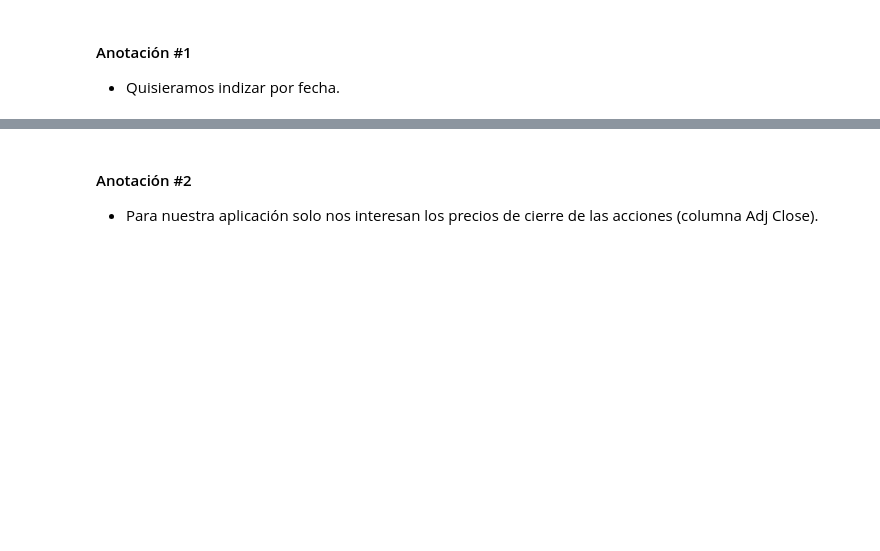
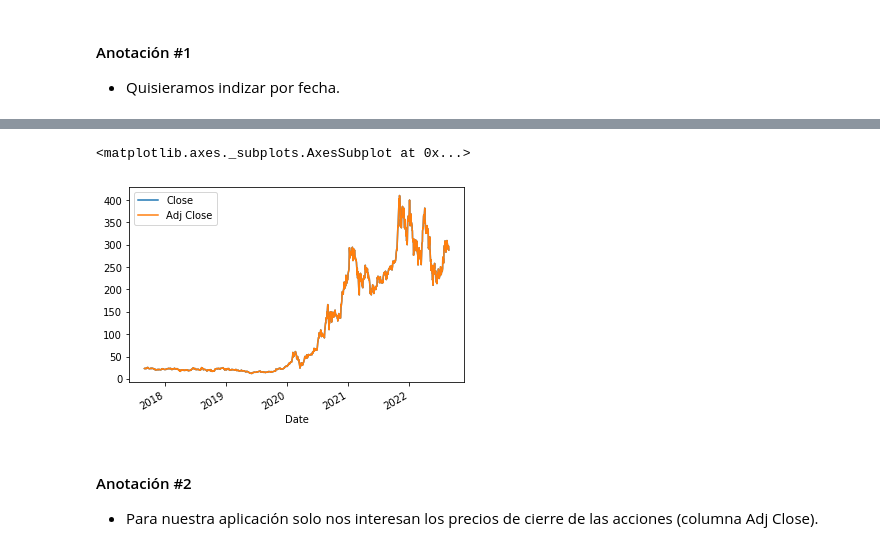
Before and after one commit to esjimenezro/porinvo2022, a Jupyter notebook: Modulo1/Clase4_DescargaHistoricos.ipynb, the cells around one changed output, grey strips where cells are left out. Saved outputs shown, nothing was run; the diff lists cells and outputs as text; code cells hidden in the pictures; blank space fills up the shorter version.

```diff
--- a/Modulo1/Clase4_DescargaHistoricos.ipynb
+++ b/Modulo1/Clase4_DescargaHistoricos.ipynb
@@ -58,3 +76,5 @@ Para leer archivos `.csv`, utilizaremos la función `read_csv` de pandas:
 - Quisieramos indizar por fecha.
 # %%
 # Cargamos hoja de calculo en un dataframe
+tsla = pd.read_csv("precios/TSLA.csv", index_col=['Date'])
+tsla.index = pd.to_datetime(tsla.index)
@@ -61,5 +98,9 @@ Para leer archivos `.csv`, utilizaremos la función `read_csv` de pandas:
 # %%
 # Graficar precios de cierre y precios de cierre ajustados
+tsla[['Close', 'Adj Close']].plot()
+# %% [output]
+<matplotlib.axes._subplots.AxesSubplot at 0x...>
+[figure, added]
 # %% [markdown]
 #### Anotación #2
 - Para nuestra aplicación solo nos interesan los precios de cierre de las acciones (columna Adj Close).
```
Also changed, not shown: parts of 13 cells of this notebook, 5 other files.
